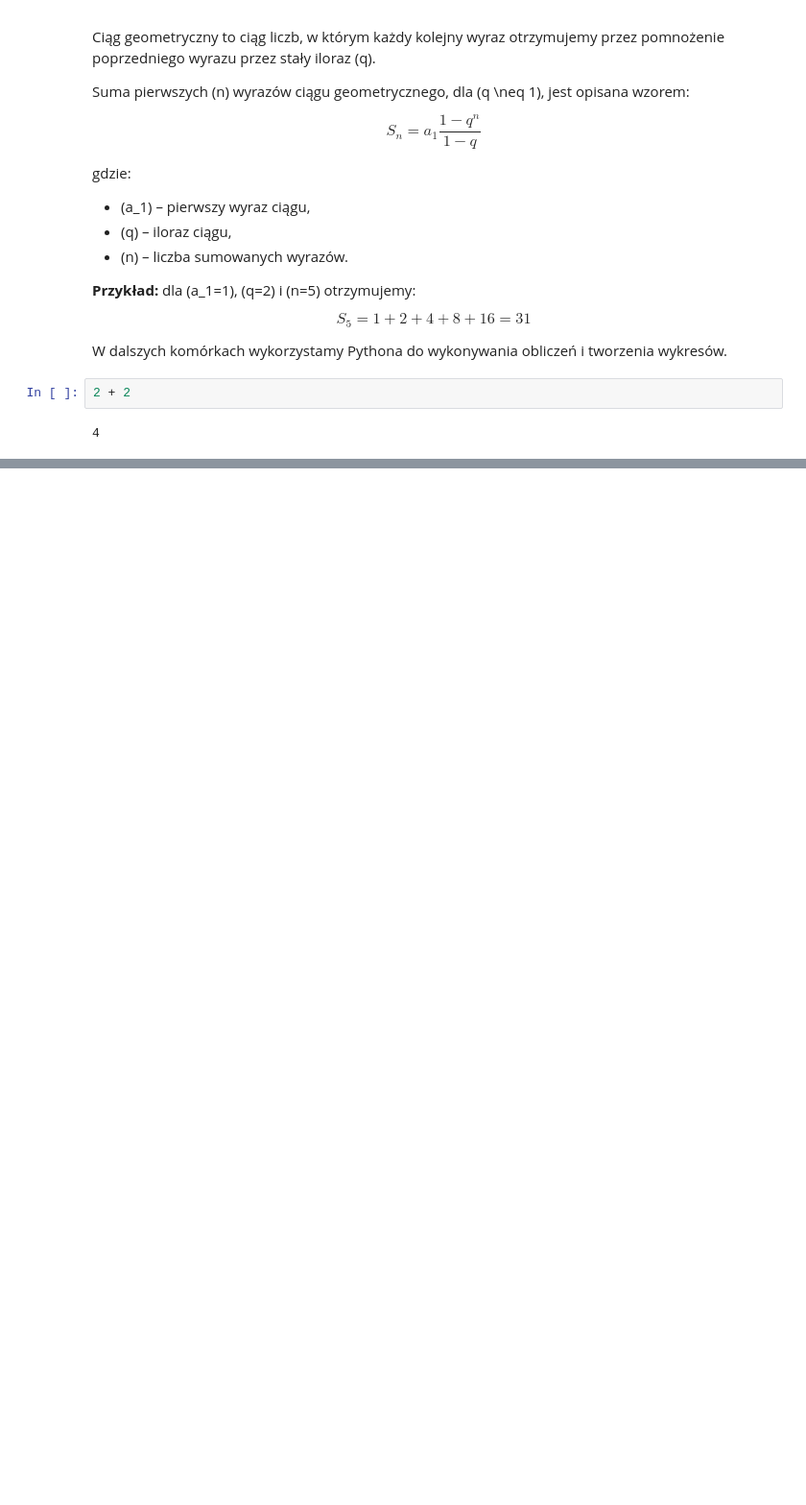
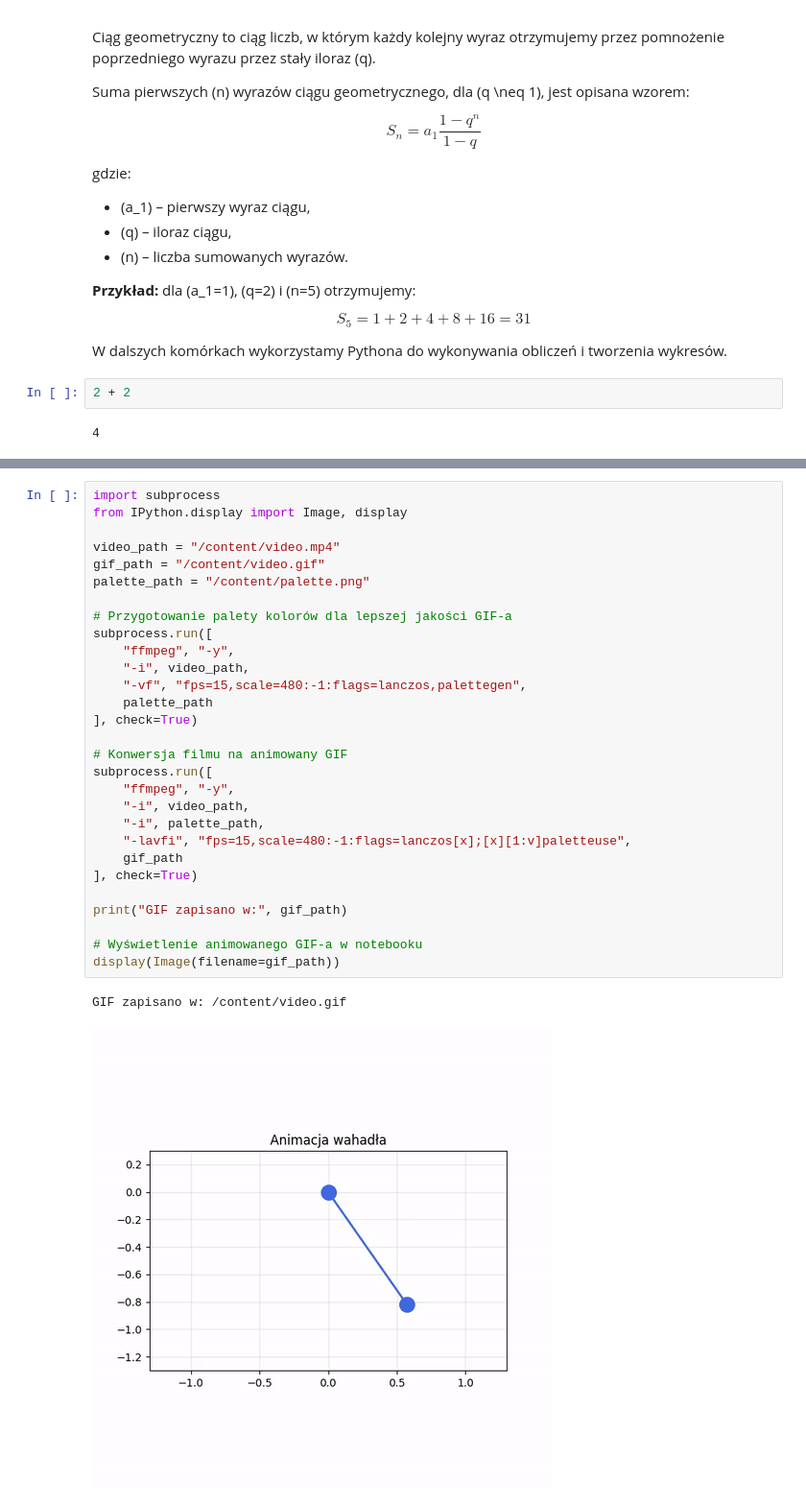
Before and after one commit to Van-Helsing666/useful_programs, a Jupyter notebook: colab_intro.ipynb, the cells around one changed output, grey strips where cells are left out. Shown at 96% size. Drawn from its saved outputs; the diff is of its cells as text; blank space fills up the shorter version.

```diff
--- a/colab_intro.ipynb
+++ b/colab_intro.ipynb
@@ -36,0 +157,32 @@ i tworzenia wykresów.
+# %%
+import subprocess
+from IPython.display import Image, display
+
+video_path = "/content/video.mp4"
+gif_path = "/content/video.gif"
+palette_path = "/content/palette.png"
+
+# Przygotowanie palety kolorów dla lepszej jakości GIF-a
+subprocess.run([
+    "ffmpeg", "-y",
+    "-i", video_path,
+    "-vf", "fps=15,scale=480:-1:flags=lanczos,palettegen",
+    palette_path
+], check=True)
+
+# Konwersja filmu na animowany GIF
+subprocess.run([
+    "ffmpeg", "-y",
+    "-i", video_path,
+    "-i", palette_path,
+    "-lavfi", "fps=15,scale=480:-1:flags=lanczos[x];[x][1:v]paletteuse",
+    gif_path
+], check=True)
+
+print("GIF zapisano w:", gif_path)
+
+# Wyświetlenie animowanego GIF-a w notebooku
+display(Image(filename=gif_path))
+# %% [output]
+GIF zapisano w: /content/video.gif
+[figure, added]
```
Also changed, not shown: parts of 7 cells of this notebook.
